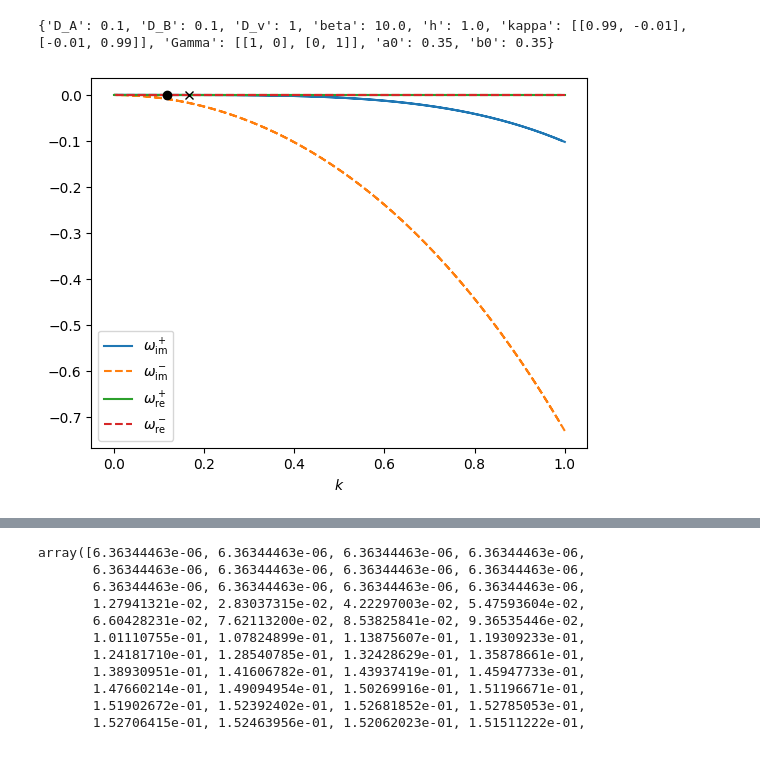
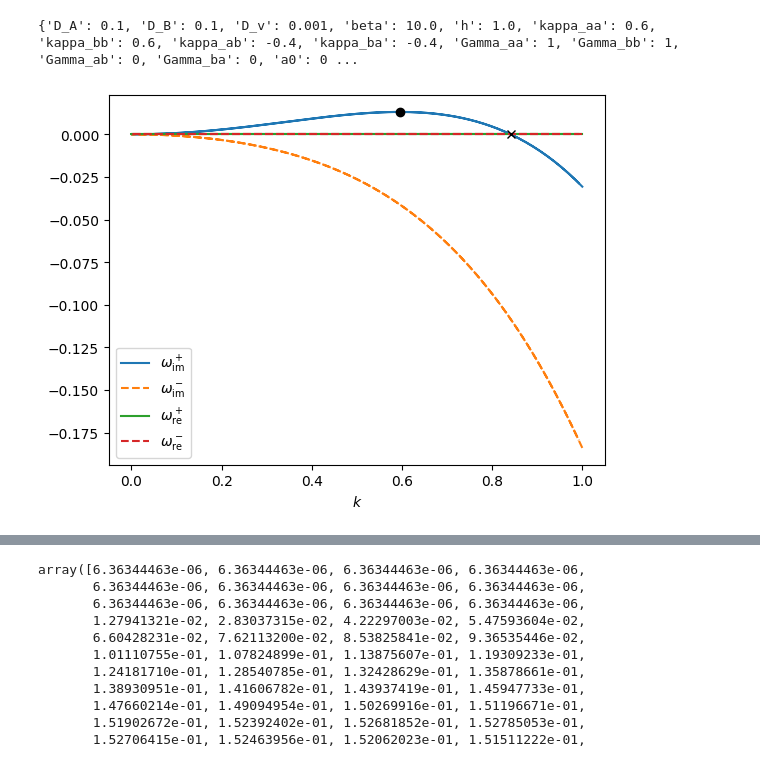
Before and after one commit to wmerbis/fluctuating_hydro, a Jupyter notebook: Linear_stability.ipynb, the cells around one changed output, grey strips where cells are left out. Cells and saved outputs as stored; diff of their text form; code cells hidden in the pictures.

```diff
--- a/Linear_stability.ipynb
+++ b/Linear_stability.ipynb
@@ -167,33 +414,52 @@ print(crit_Dv)
 # %%
-params['D_v'] = 1
-theta = 0.01
+theta = 2/5
 kappa_aa = 1 - theta
 kappa_bb = 1 - theta
-kappa_ab = - theta
-kappa_ba = - theta
-params['kappa'] = [[kappa_aa, kappa_ab],[kappa_ba, kappa_bb]]
-params['a0'] = 0.35
-params['b0'] = 0.35
+kappa_ab = -theta
+kappa_ba = -theta
+Gamma_aa = 1
+Gamma_bb = 1
+Gamma_ab = 0
+Gamma_ba = 0
+A_fixedpoint = 0.35
+B_fixedpoint = 0.35
+D_A = 0.1
+D_B = 0.1
+D_v = 0.001
+params = {
+    'D_A': D_A, 'D_B': D_B, 'D_v': D_v,
+    'beta': 1.0/D_A, 'h': h,
+    'kappa_aa' : kappa_aa,
+    'kappa_bb': kappa_bb,
+    'kappa_ab' : kappa_ab,
+    'kappa_ba' : kappa_ba,
+    'Gamma_aa' : Gamma_aa,
+    'Gamma_bb': Gamma_bb,
+    'Gamma_ab': Gamma_ab,
+    'Gamma_ba': Gamma_ba,
+    'a0': A_fixedpoint, 'b0': B_fixedpoint
+}
+
 k = np.fft.fftfreq(Nx, d=0.5)
 k = np.fft.fftshift(k)
 J, Q = build_L_matrices(params)
 print(params)
 om_plus, om_min  = frequency(k, J, Q)
 k_star, r_star = optimize_rate(J, Q, k_bounds=(1e-6, np.max(k)))
 freq_root = root(rates, 20, (J,Q))
 om_zero = freq_root.x
 plt.plot(np.abs(k), om_plus.imag, label = r"$\omega^+_{\rm im}$")
 plt.plot(np.abs(k), om_min.imag, "--", label = r"$\omega^-_{\rm im}$")
 plt.plot(np.abs(k), om_plus.real, label = r"$\omega^+_{\rm re}$")
 plt.plot(np.abs(k), om_min.real, "--",  label = r"$\omega^-_{\rm re}$")
 plt.plot(k_star, r_star, "ko" )
 plt.plot(om_zero,0, "kx")
 plt.legend()
 plt.xlabel(r"$k$")
 plt.show()
 # %% [output]
-{'D_A': 0.1, 'D_B': 0.1, 'D_v': 1, 'beta': 10.0, 'h': 1.0, 'kappa': [[0.99, -0.01], [-0.01, 0.99]], 'Gamma': [[1, 0], [0, 1]], 'a0': 0.35, 'b0': 0.35}
+{'D_A': 0.1, 'D_B': 0.1, 'D_v': 0.001, 'beta': 10.0, 'h': 1.0, 'kappa_aa': 0.6, 'kappa_bb': 0.6, 'kappa_ab': -0.4, 'kappa_ba': -0.4, 'Gamma_aa': 1, 'Gamma_bb': 1, 'Gamma_ab': 0, 'Gamma_ba': 0, 'a0': 0 ...
-[figure, old version]
+[figure, new version]
 # %%
 freq_root
 # %% [output]
```
Also changed, not shown: parts of 23 cells of this notebook, 2 other files.
